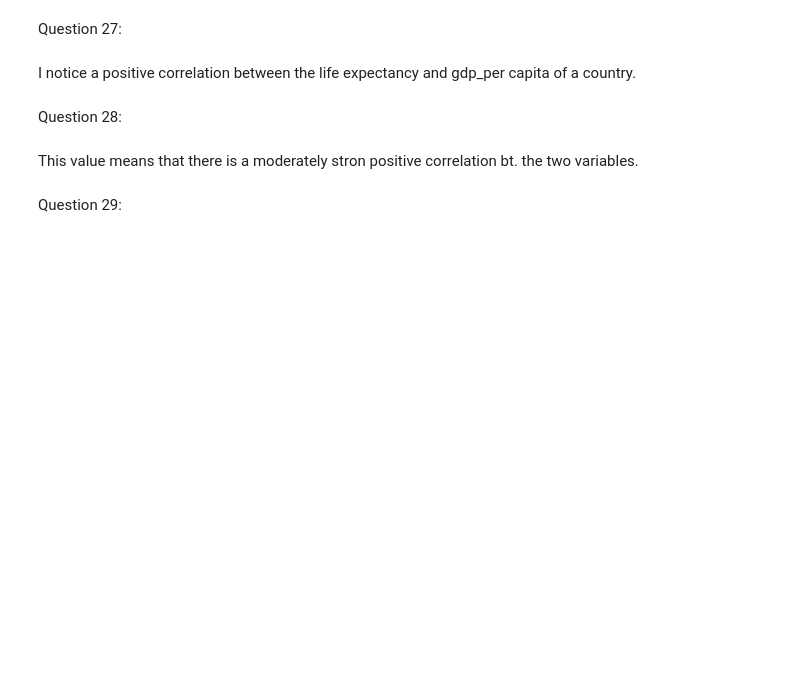
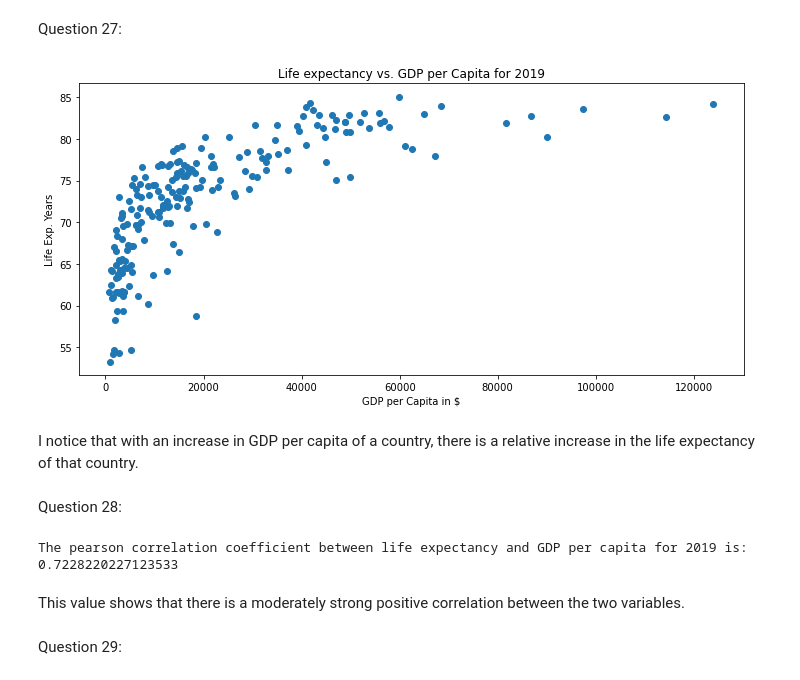
Before and after one commit to nss-data-science-cohort-6/un_data_question-jmayf123, a Jupyter notebook: notebooks/UN_Data_Exploration.ipynb, the cells around one changed output. Saved outputs shown, nothing was run; the diff lists cells and outputs as text; code cells hidden in the pictures; blank space fills up the shorter version.

```diff
--- a/notebooks/UN_Data_Exploration.ipynb
+++ b/notebooks/UN_Data_Exploration.ipynb
@@ -241,20 +341,27 @@ plt.show()
 # %% [markdown]
 Question 27:
 # %%
-plt.scatter(gdp_le_2019['GDP_Per_Capita'],gdp_le_2019['Life_Expectancy'])
+#Scatter of life expectancy vs. GDP for 2019
+x_5 = gdp_le_2019['GDP_Per_Capita']
+y_5 = gdp_le_2019['Life_Expectancy']
 
-plt.title('Life Expectancy vs. GDP Per Capita 2019')
-plt.xlabel('GDP Per Capita $')
-plt.ylabel('Life Expantancy Years')
+plt.scatter(x_5, y_5)
+plt.title('Life expectancy vs. GDP per Capita for 2019')
+plt.xlabel('GDP per Capita in $')
+plt.ylabel('Life Exp. Years')
 plt.show()
+# %% [output]
+[figure, added]
-# %% [markdown]
-I notice a positive correlation between the life expectancy and gdp_per capita of a country.
+# %% [markdown]
+I notice that with an increase in GDP per capita of a country, there is a relative increase in the life expectancy of that country.
 # %% [markdown]
 Question 28:
 # %%
 correlation = gdp_le_2019['Life_Expectancy'].corr(gdp_le_2019['GDP_Per_Capita'])
-print(correlation)
+print('The pearson correlation coefficient between life expectancy and GDP per capita for 2019 is:',correlation)
+# %% [output]
+The pearson correlation coefficient between life expectancy and GDP per capita for 2019 is: 0.7228220227123533
 # %% [markdown]
-This value means that there is a moderately stron positive correlation bt. the two variables.
+This value shows that there is a moderately strong positive correlation between the two variables.
 # %% [markdown]
 Question 29:
```
Also changed, not shown: parts of 22 cells of this notebook, 1 other file.
